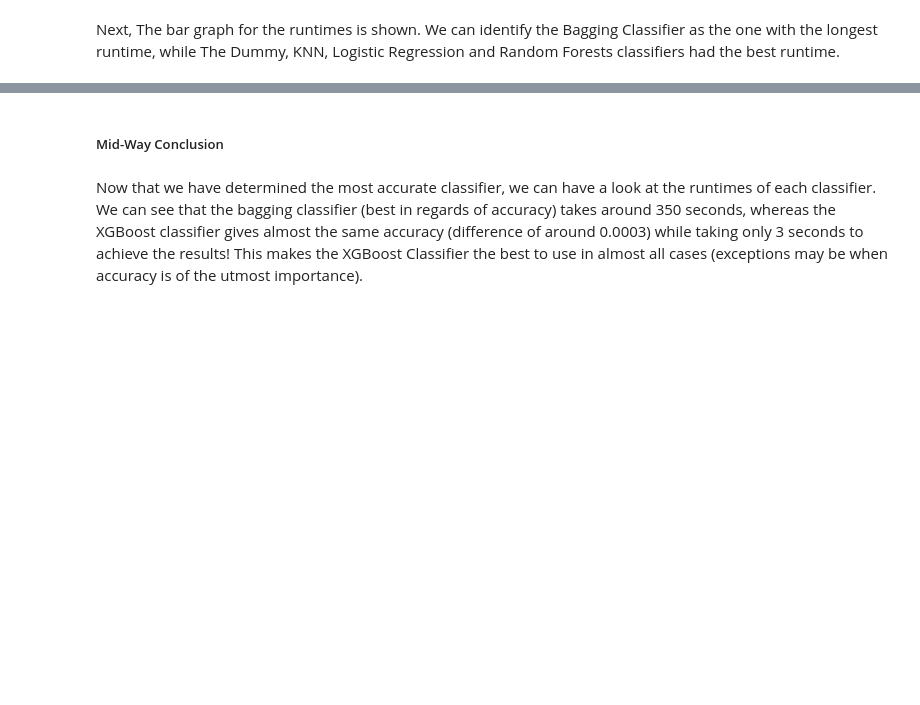
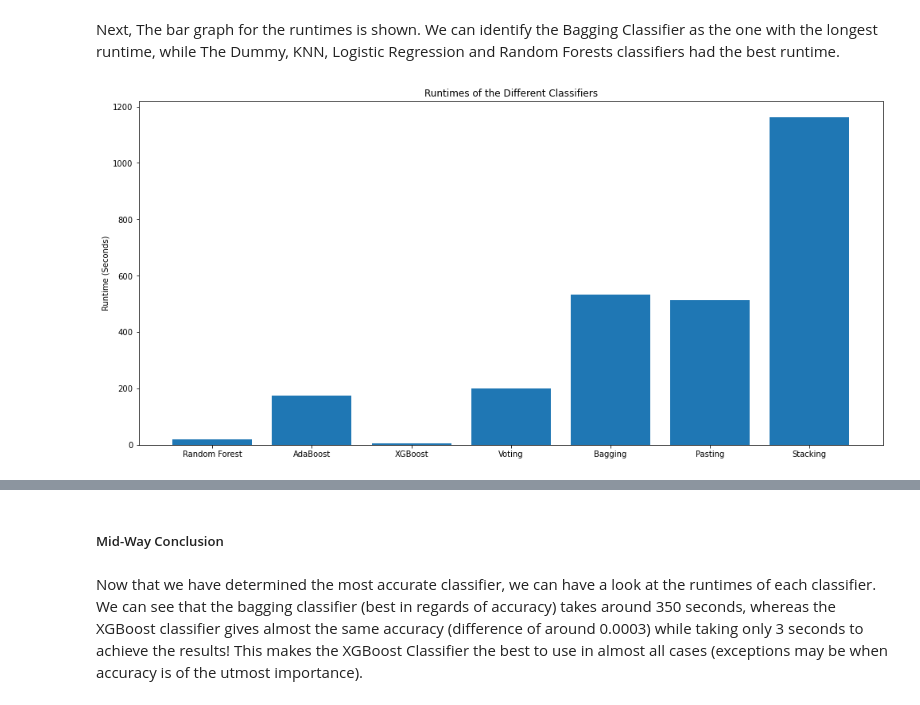
Before and after one commit to appeldaniel1998/Data-Visualization-Final-Project, a Jupyter notebook: Airline Satisfaction - Classification.ipynb, the cells around one changed output, grey strips where cells are left out. Saved outputs shown, nothing was run; the diff lists cells and outputs as text; code cells hidden in the pictures; blank space fills up the shorter version.

```diff
--- a/Airline Satisfaction - Classification.ipynb
+++ b/Airline Satisfaction - Classification.ipynb
@@ -853,19 +855,21 @@ Next, The bar graph for the runtimes is shown. We can identify the Bagging Class
 # %%
 def timeGraph():
     fig = plt.figure(figsize=(13,6))
 
-    time = [timeDummy, timeKNN, timeLogReg, timeRandForests, timeAdaBoost, timeXGBoost,
+    time = [timeRandForests, timeAdaBoost, timeXGBoost,
              timeVoting, timeBagging, timePasting, timeStacking]
     timeSize = np.arange(len(time))
     axes = fig.add_axes([0,0,1,1])
-    labels = ['Dummy', 'KNN', 'Logistic Regression', 'Random Forest', 'AdaBoost', 'XGBoost', 'Voting', 'Bagging',
+    labels = ['Random Forest', 'AdaBoost', 'XGBoost', 'Voting', 'Bagging',
               'Pasting', 'Stacking']
     axes.bar(labels, time)
     axes.set_ylabel("Runtime (Seconds)")
     axes.set_title("Runtimes of the Different Classifiers")
     plt.rcParams['xtick.labelsize'] = 10
 
 timeGraph()
+# %% [output]
+[figure, added]
 # %%
 resultsView
 # %% [output]
```
Also changed, not shown: parts of 45 cells of this notebook, 1 other file.
